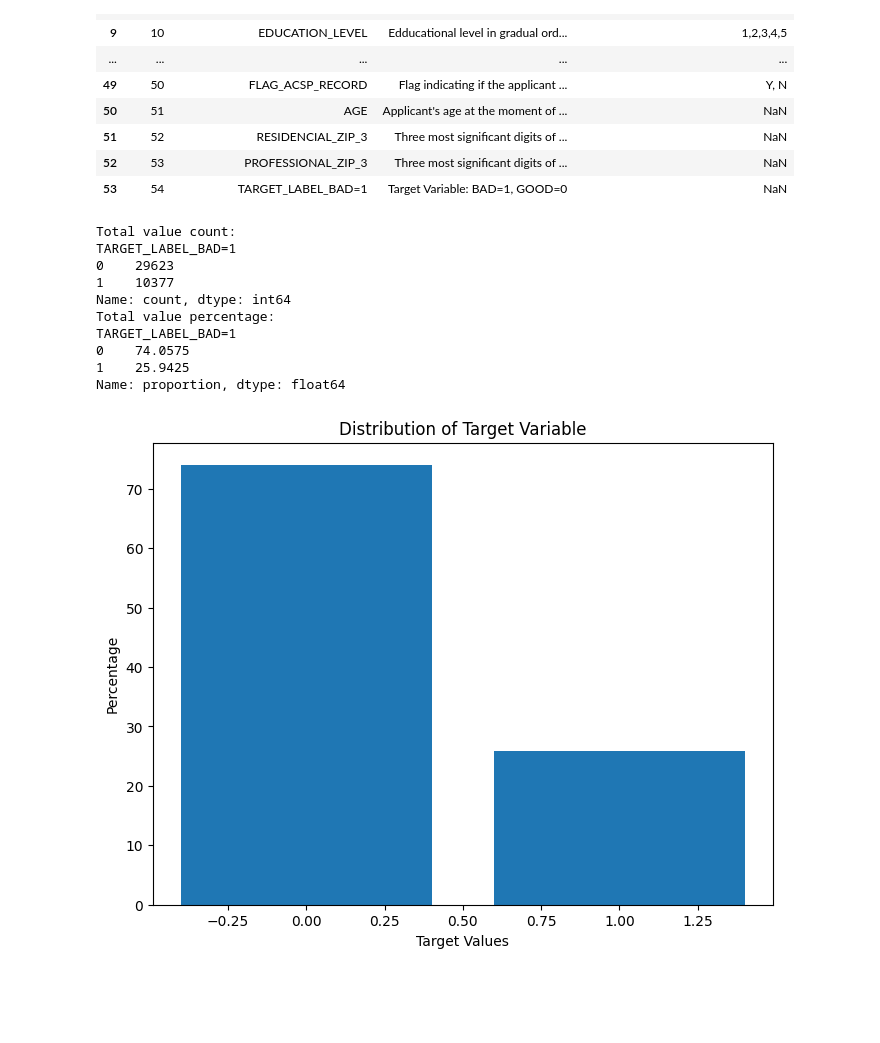
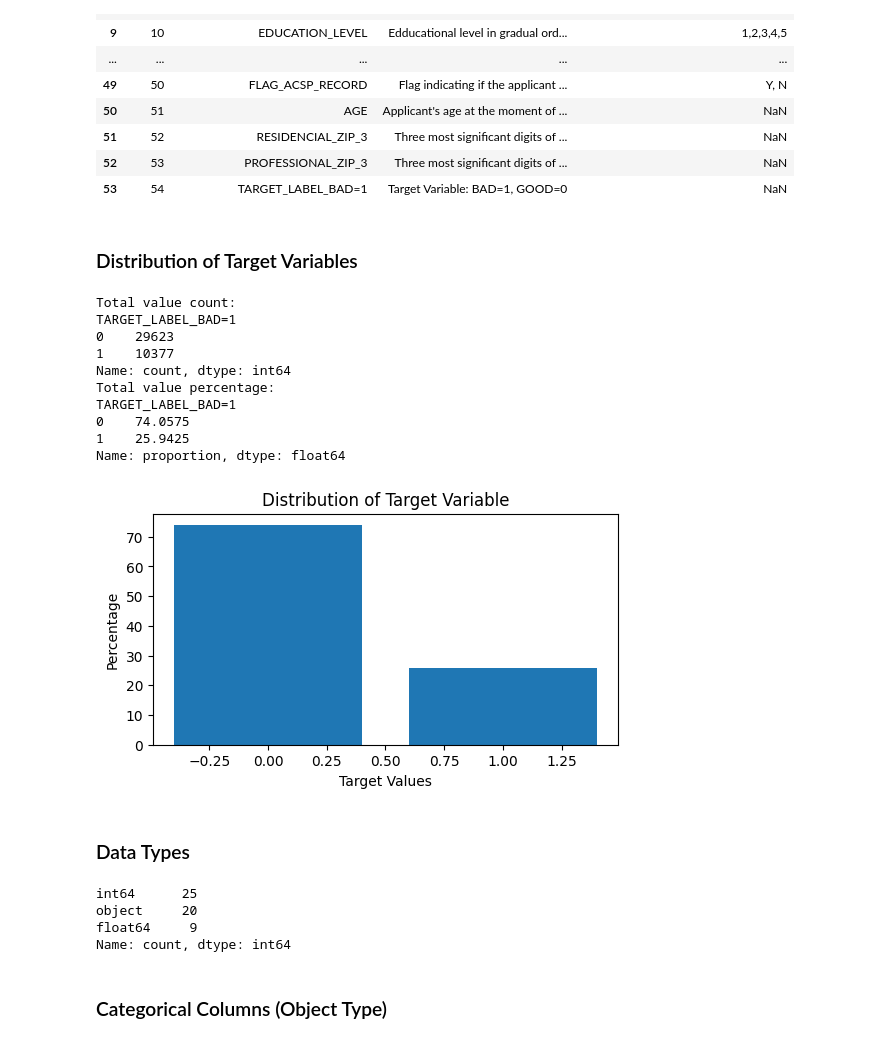
Before and after one commit to DiegoGoSi/Credit-Risk-Analysis, a Jupyter notebook: Final_Project.ipynb, the cells around one changed output. Cells and saved outputs as stored; diff of their text form; code cells hidden in the pictures; blank space fills up the shorter version.

Commit message:
Data  Preprocessing

```diff
--- a/Final_Project.ipynb
+++ b/Final_Project.ipynb
@@ -23,33 +29,47 @@ variable_list
 | 51 | 52 | RESIDENCIAL_ZIP_3 | Three most significant digits of ... | NaN |
 | 52 | 53 | PROFESSIONAL_ZIP_3 | Three most significant digits of ... | NaN |
 | 53 | 54 | TARGET_LABEL_BAD=1 | Target Variable: BAD=1, GOOD=0 | NaN |
+# %% [markdown]
+### Distribution of Target Variables
 # %%
 target=train_df['TARGET_LABEL_BAD=1']
 tar_counts_val= target.value_counts()
 tar_counts_per = target.value_counts(normalize=True) * 100
 print("Total value count:")
 print(tar_counts_val)
 print("Total value percentage:")
 print(tar_counts_per)
 
-plt.figure(figsize=(8,6))
+plt.figure(figsize=(6,3))
 plt.bar(tar_counts_per.index, tar_counts_per.values)
 plt.xlabel('Target Values')
 plt.ylabel('Percentage')
 plt.title('Distribution of Target Variable')
 plt.show()
 # %% [output]
 Total value count:
 TARGET_LABEL_BAD=1
 0    29623
 1    10377
 Name: count, dtype: int64
 Total value percentage:
 TARGET_LABEL_BAD=1
 0    74.0575
 1    25.9425
 Name: proportion, dtype: float64
-[figure, old version]
+[figure, new version]
+# %% [markdown]
+### Data Types
+# %%
+data_types= train_df.dtypes.value_counts()
+data_types
+# %% [output]
+int64      25
+object     20
+float64     9
+Name: count, dtype: int64
+# %% [markdown]
+### Categorical Columns (Object Type)
 # %%
 categorical_cols = train_df.select_dtypes(include='object').columns.tolist()
 for cat_col in categorical_cols:
```
Also changed, not shown: parts of 9 cells of this notebook, 1 other file.
